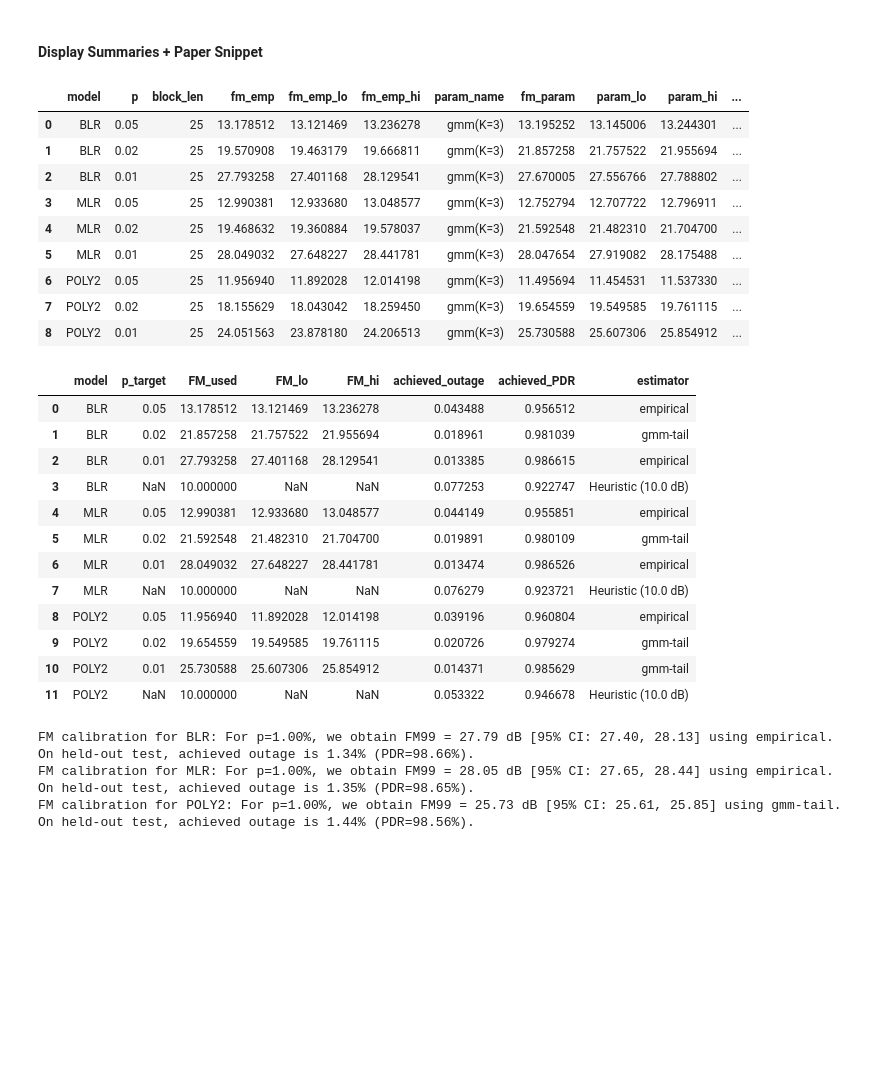
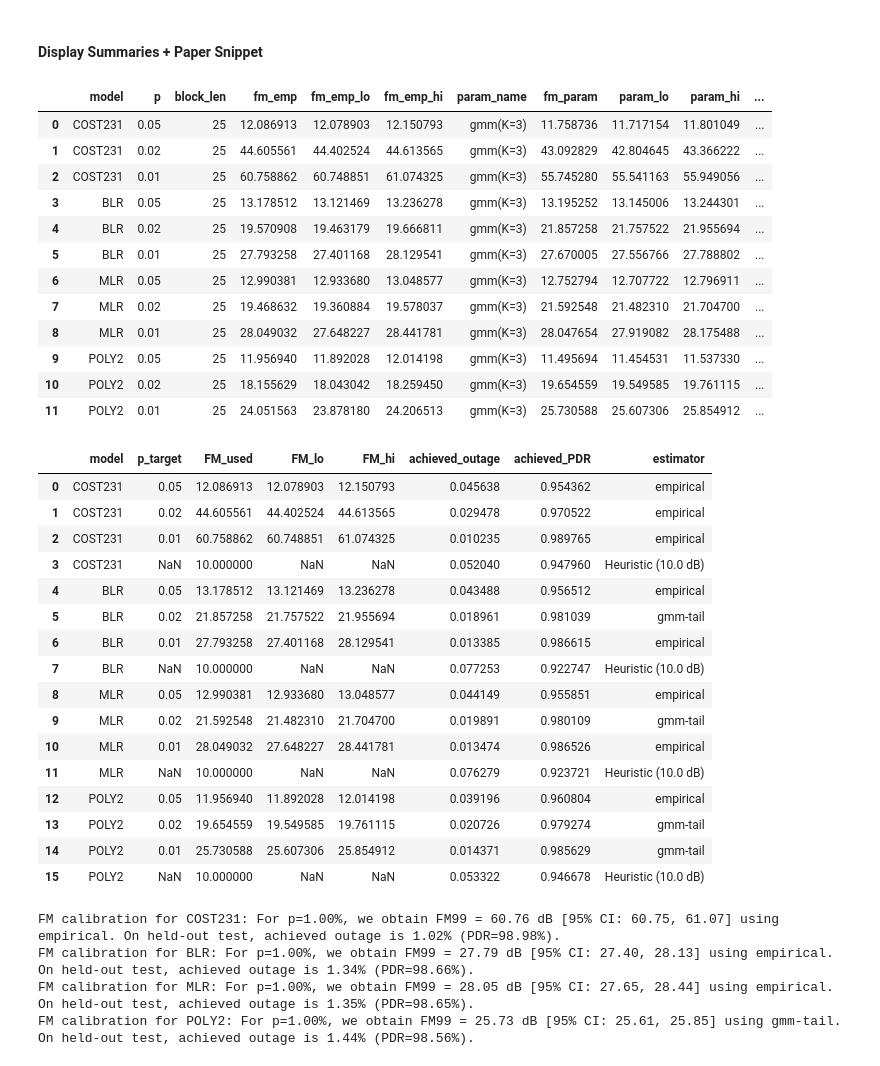
Before and after one commit to nahshonmokua/LoRaWAN-Indoor-PL-parametrics, a Jupyter notebook: 06_FADE MARGIN ANALYSIS.ipynb, the cells around one changed output. Cells and saved outputs as stored; diff of their text form; code cells hidden in the pictures; blank space fills up the shorter version.

```diff
--- a/06_FADE MARGIN ANALYSIS.ipynb
+++ b/06_FADE MARGIN ANALYSIS.ipynb
@@ -52,6 +52,7 @@ TEST_DIR = "Data+Files+Plots+etc"
 
 # Candidate mappings (OOF)
 CANDIDATE_OOF_FILES = {
+    "COST231": [f"{OOF_DIR}/residuals__COST231__BEST__oof.csv", f"{OOF_DIR}/residuals_COST231_BEST_oof.csv",],
     "BLR":   [f"{OOF_DIR}/residuals__BLR__BEST__oof.csv",   f"{OOF_DIR}/residuals_BLR_BEST_oof.csv"],
     "MLR":   [f"{OOF_DIR}/residuals__MLR__BEST__oof.csv",   f"{OOF_DIR}/residuals_MLR_BEST_oof.csv"],
     "POLY2": [f"{OOF_DIR}/residuals__POLY2__BEST__oof.csv", f"{OOF_DIR}/residuals_POLY2_BEST_oof.csv"],
@@ -772,52 +1060,60 @@ plt.show()
 # %%
 # Dispaly tables
 display(fm_table)
 display(validation_df)
 
 def paper_snippet(model_name, p=0.01):
     sub = fm_table[(fm_table["model"] == model_name) & (fm_table["p"] == p)]
     if sub.empty:
         return f"[{model_name}] No FM row for p={p}."
     sub = sub.iloc[0]
     val = validation_df[(validation_df["model"] == model_name) & (validation_df["p_target"] == p)]
     if val.empty:
         return f"[{model_name}] No validation row for p={p}."
     val = val.iloc[0]
     fm = sub["fm_sel"]; lo = sub["fm_sel_lo"]; hi = sub["fm_sel_hi"]; est = sub["selected"]
     ach_p = val["achieved_outage"]; ach_pdr = val["achieved_PDR"]
     return (
         f"FM calibration for {model_name}: For p={p:.2%}, we obtain FM{int((1-p)*100)} = {fm:.2f} dB "
         f"[95% CI: {lo:.2f}, {hi:.2f}] using {est}. On held-out test, achieved outage "
         f"is {ach_p:.2%} (PDR={ach_pdr:.2%})."
     )
 
-for fam in ["BLR", "MLR", "POLY2"]:
+for fam in ["COST231", "BLR", "MLR", "POLY2"]:
     if fam in fm_table["model"].unique():
         print(paper_snippet(fam, p=0.01))
 # %% [output]
 |  | model | p | block_len | fm_emp | fm_emp_lo | fm_emp_hi | param_name | fm_param | param_lo | param_hi | ... |
-| 0 | BLR | 0.05 | 25 | 13.178512 | 13.121469 | 13.236278 | gmm(K=3) | 13.195252 | 13.145006 | 13.244301 | ... |
-| 1 | BLR | 0.02 | 25 | 19.570908 | 19.463179 | 19.666811 | gmm(K=3) | 21.857258 | 21.757522 | 21.955694 | ... |
-| 2 | BLR | 0.01 | 25 | 27.793258 | 27.401168 | 28.129541 | gmm(K=3) | 27.670005 | 27.556766 | 27.788802 | ... |
-| 3 | MLR | 0.05 | 25 | 12.990381 | 12.933680 | 13.048577 | gmm(K=3) | 12.752794 | 12.707722 | 12.796911 | ... |
-| 4 | MLR | 0.02 | 25 | 19.468632 | 19.360884 | 19.578037 | gmm(K=3) | 21.592548 | 21.482310 | 21.704700 | ... |
-| 5 | MLR | 0.01 | 25 | 28.049032 | 27.648227 | 28.441781 | gmm(K=3) | 28.047654 | 27.919082 | 28.175488 | ... |
-| 6 | POLY2 | 0.05 | 25 | 11.956940 | 11.892028 | 12.014198 | gmm(K=3) | 11.495694 | 11.454531 | 11.537330 | ... |
-| 7 | POLY2 | 0.02 | 25 | 18.155629 | 18.043042 | 18.259450 | gmm(K=3) | 19.654559 | 19.549585 | 19.761115 | ... |
-| 8 | POLY2 | 0.01 | 25 | 24.051563 | 23.878180 | 24.206513 | gmm(K=3) | 25.730588 | 25.607306 | 25.854912 | ... |
+| 0 | COST231 | 0.05 | 25 | 12.086913 | 12.078903 | 12.150793 | gmm(K=3) | 11.758736 | 11.717154 | 11.801049 | ... |
+| 1 | COST231 | 0.02 | 25 | 44.605561 | 44.402524 | 44.613565 | gmm(K=3) | 43.092829 | 42.804645 | 43.366222 | ... |
+| 2 | COST231 | 0.01 | 25 | 60.758862 | 60.748851 | 61.074325 | gmm(K=3) | 55.745280 | 55.541163 | 55.949056 | ... |
+| 3 | BLR | 0.05 | 25 | 13.178512 | 13.121469 | 13.236278 | gmm(K=3) | 13.195252 | 13.145006 | 13.244301 | ... |
+| 4 | BLR | 0.02 | 25 | 19.570908 | 19.463179 | 19.666811 | gmm(K=3) | 21.857258 | 21.757522 | 21.955694 | ... |
+| 5 | BLR | 0.01 | 25 | 27.793258 | 27.401168 | 28.129541 | gmm(K=3) | 27.670005 | 27.556766 | 27.788802 | ... |
+| 6 | MLR | 0.05 | 25 | 12.990381 | 12.933680 | 13.048577 | gmm(K=3) | 12.752794 | 12.707722 | 12.796911 | ... |
+| 7 | MLR | 0.02 | 25 | 19.468632 | 19.360884 | 19.578037 | gmm(K=3) | 21.592548 | 21.482310 | 21.704700 | ... |
+| 8 | MLR | 0.01 | 25 | 28.049032 | 27.648227 | 28.441781 | gmm(K=3) | 28.047654 | 27.919082 | 28.175488 | ... |
+| 9 | POLY2 | 0.05 | 25 | 11.956940 | 11.892028 | 12.014198 | gmm(K=3) | 11.495694 | 11.454531 | 11.537330 | ... |
+| 10 | POLY2 | 0.02 | 25 | 18.155629 | 18.043042 | 18.259450 | gmm(K=3) | 19.654559 | 19.549585 | 19.761115 | ... |
+| 11 | POLY2 | 0.01 | 25 | 24.051563 | 23.878180 | 24.206513 | gmm(K=3) | 25.730588 | 25.607306 | 25.854912 | ... |
 |  | model | p_target | FM_used | FM_lo | FM_hi | achieved_outage | achieved_PDR | estimator |
-| 0 | BLR | 0.05 | 13.178512 | 13.121469 | 13.236278 | 0.043488 | 0.956512 | empirical |
-| 1 | BLR | 0.02 | 21.857258 | 21.757522 | 21.955694 | 0.018961 | 0.981039 | gmm-tail |
-| 2 | BLR | 0.01 | 27.793258 | 27.401168 | 28.129541 | 0.013385 | 0.986615 | empirical |
-| 3 | BLR | NaN | 10.000000 | NaN | NaN | 0.077253 | 0.922747 | Heuristic (10.0 dB) |
-| 4 | MLR | 0.05 | 12.990381 | 12.933680 | 13.048577 | 0.044149 | 0.955851 | empirical |
-| 5 | MLR | 0.02 | 21.592548 | 21.482310 | 21.704700 | 0.019891 | 0.980109 | gmm-tail |
-| 6 | MLR | 0.01 | 28.049032 | 27.648227 | 28.441781 | 0.013474 | 0.986526 | empirical |
-| 7 | MLR | NaN | 10.000000 | NaN | NaN | 0.076279 | 0.923721 | Heuristic (10.0 dB) |
-| 8 | POLY2 | 0.05 | 11.956940 | 11.892028 | 12.014198 | 0.039196 | 0.960804 | empirical |
-| 9 | POLY2 | 0.02 | 19.654559 | 19.549585 | 19.761115 | 0.020726 | 0.979274 | gmm-tail |
-| 10 | POLY2 | 0.01 | 25.730588 | 25.607306 | 25.854912 | 0.014371 | 0.985629 | gmm-tail |
-| 11 | POLY2 | NaN | 10.000000 | NaN | NaN | 0.053322 | 0.946678 | Heuristic (10.0 dB) |
+| 0 | COST231 | 0.05 | 12.086913 | 12.078903 | 12.150793 | 0.045638 | 0.954362 | empirical |
+| 1 | COST231 | 0.02 | 44.605561 | 44.402524 | 44.613565 | 0.029478 | 0.970522 | empirical |
+| 2 | COST231 | 0.01 | 60.758862 | 60.748851 | 61.074325 | 0.010235 | 0.989765 | empirical |
+| 3 | COST231 | NaN | 10.000000 | NaN | NaN | 0.052040 | 0.947960 | Heuristic (10.0 dB) |
+| 4 | BLR | 0.05 | 13.178512 | 13.121469 | 13.236278 | 0.043488 | 0.956512 | empirical |
+| 5 | BLR | 0.02 | 21.857258 | 21.757522 | 21.955694 | 0.018961 | 0.981039 | gmm-tail |
+| 6 | BLR | 0.01 | 27.793258 | 27.401168 | 28.129541 | 0.013385 | 0.986615 | empirical |
+| 7 | BLR | NaN | 10.000000 | NaN | NaN | 0.077253 | 0.922747 | Heuristic (10.0 dB) |
+| 8 | MLR | 0.05 | 12.990381 | 12.933680 | 13.048577 | 0.044149 | 0.955851 | empirical |
+| 9 | MLR | 0.02 | 21.592548 | 21.482310 | 21.704700 | 0.019891 | 0.980109 | gmm-tail |
+| 10 | MLR | 0.01 | 28.049032 | 27.648227 | 28.441781 | 0.013474 | 0.986526 | empirical |
+| 11 | MLR | NaN | 10.000000 | NaN | NaN | 0.076279 | 0.923721 | Heuristic (10.0 dB) |
+| 12 | POLY2 | 0.05 | 11.956940 | 11.892028 | 12.014198 | 0.039196 | 0.960804 | empirical |
+| 13 | POLY2 | 0.02 | 19.654559 | 19.549585 | 19.761115 | 0.020726 | 0.979274 | gmm-tail |
+| 14 | POLY2 | 0.01 | 25.730588 | 25.607306 | 25.854912 | 0.014371 | 0.985629 | gmm-tail |
+| 15 | POLY2 | NaN | 10.000000 | NaN | NaN | 0.053322 | 0.946678 | Heuristic (10.0 dB) |
+FM calibration for COST231: For p=1.00%, we obtain FM99 = 60.76 dB [95% CI: 60.75, 61.07] using empirical. On held-out test, achieved outage is 1.02% (PDR=98.98%).
 FM calibration for BLR: For p=1.00%, we obtain FM99 = 27.79 dB [95% CI: 27.40, 28.13] using empirical. On held-out test, achieved outage is 1.34% (PDR=98.66%).
 FM calibration for MLR: For p=1.00%, we obtain FM99 = 28.05 dB [95% CI: 27.65, 28.44] using empirical. On held-out test, achieved outage is 1.35% (PDR=98.65%).
 FM calibration for POLY2: For p=1.00%, we obtain FM99 = 25.73 dB [95% CI: 25.61, 25.85] using gmm-tail. On held-out test, achieved outage is 1.44% (PDR=98.56%).
```
Also changed, not shown: parts of 5 cells of this notebook, 3 other files.
